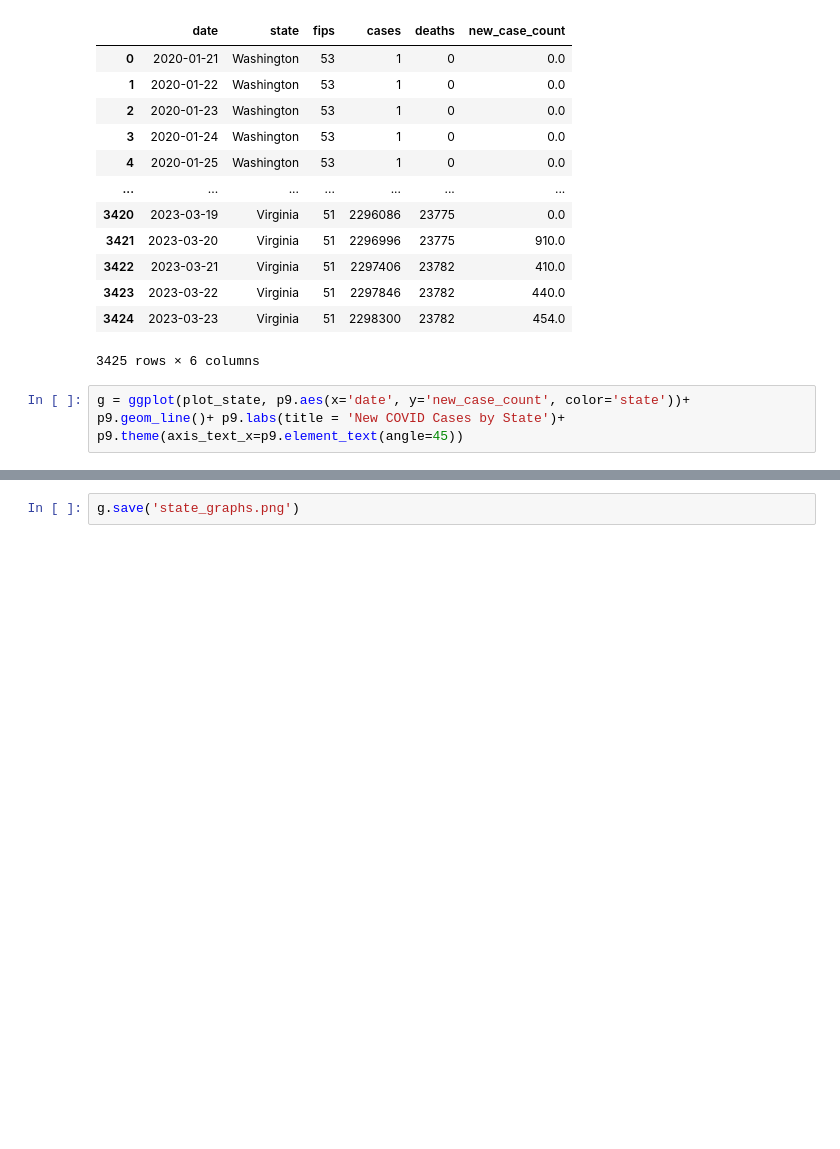
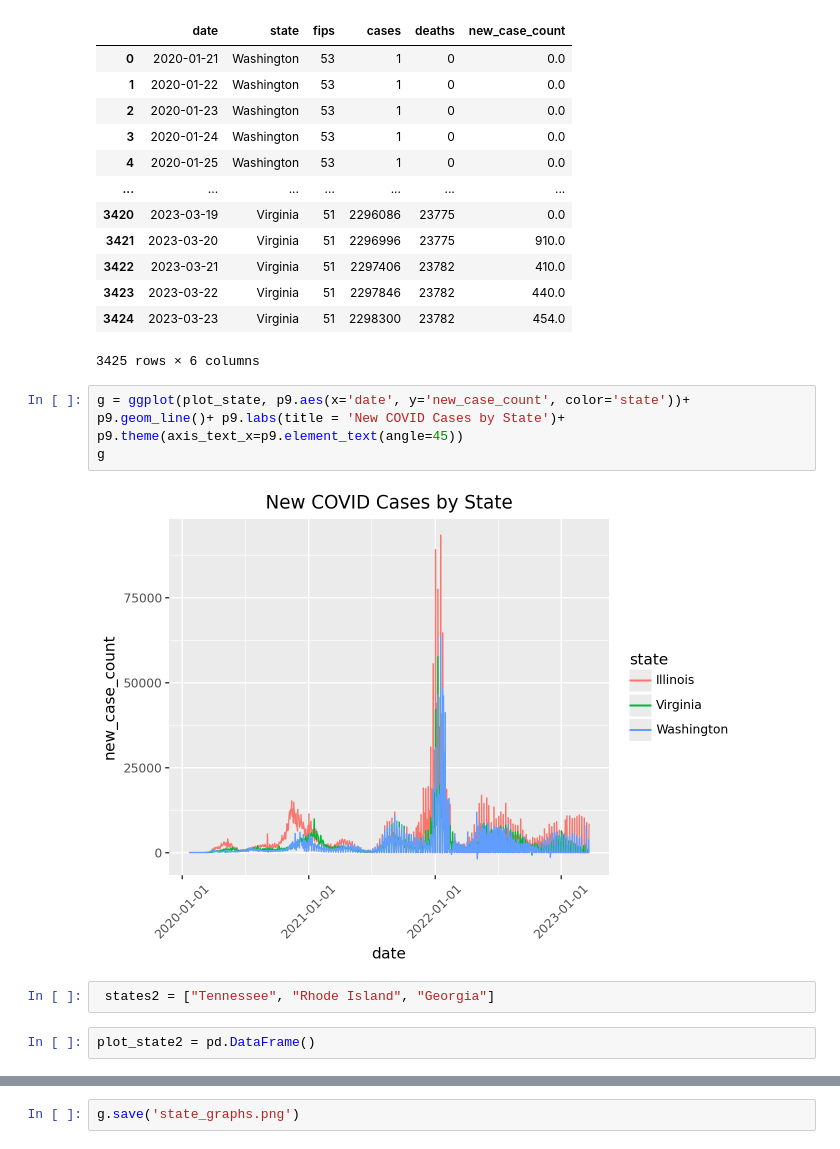
Before and after one commit to gheenc/Computational-Methods, a Jupyter notebook: pset0/problem2.ipynb, the cells around one changed output, grey strips where cells are left out. Cells and saved outputs as stored; diff of their text form; blank space fills up the shorter version.

Commit message:
problem 2a and 2b added in code, second testing of plot, and graphs

```diff
--- a/pset0/problem2.ipynb
+++ b/pset0/problem2.ipynb
@@ -88,3 +88,10 @@ plot_state
 3425 rows × 6 columns
 # %%
 g = ggplot(plot_state, p9.aes(x='date', y='new_case_count', color='state'))+ p9.geom_line()+ p9.labs(title = 'New COVID Cases by State')+ p9.theme(axis_text_x=p9.element_text(angle=45))
+g
+# %% [output]
+[figure, added]
+# %%
+ states2 = ["Tennessee", "Rhode Island", "Georgia"]
+# %%
+plot_state2 = pd.DataFrame()
```
Also changed, not shown: parts of 7 cells of this notebook, 4 other files.
